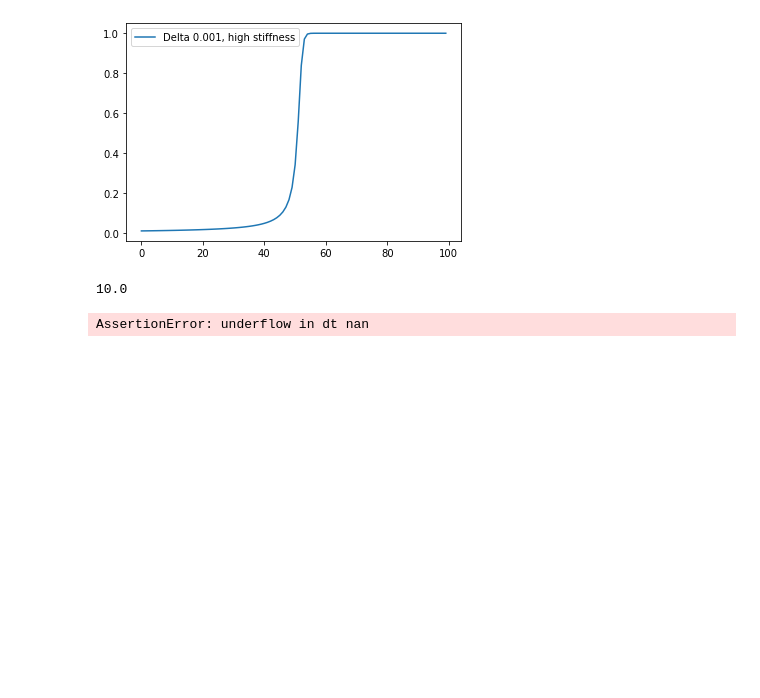
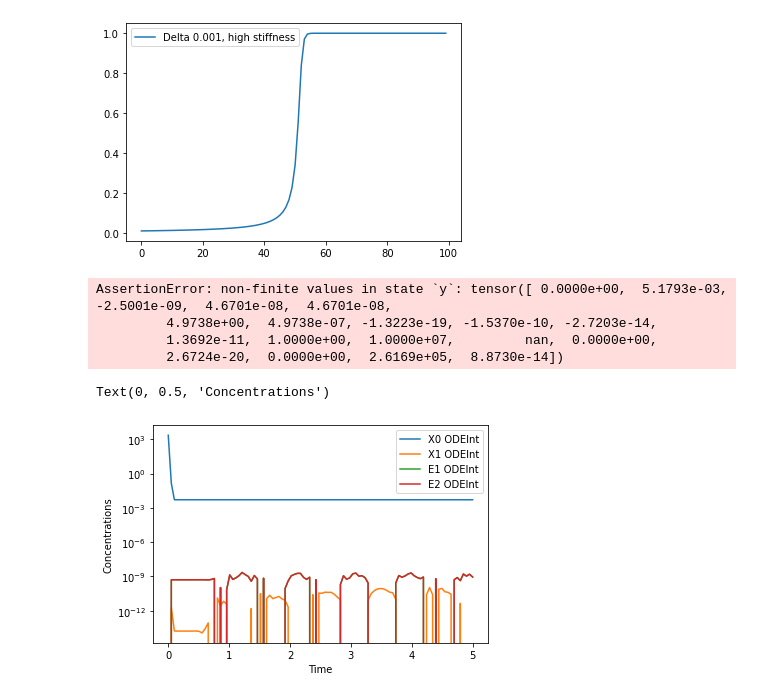
Before and after one commit to cjmerzbacher/msc-thesis, a Jupyter notebook: experiment_recap_200322.ipynb, the cells around one changed output. Drawn from its saved outputs; the diff is of its cells as text; code cells hidden in the pictures; blank space fills up the shorter version.

```diff
--- a/experiment_recap_200322.ipynb
+++ b/experiment_recap_200322.ipynb
@@ -87,7 +87,7 @@ class UpstreamRepression(torch.nn.Module):
         #Initialize constants, taken from Verma et al paper.
         self.Vin = 1.
         self.e0 = 0.0467
-        self.lam = 1.93E-4 #1/s
+        self.lam = 1.93E2 #1/s
         #Assume equal kinetics for all three enzymes
         self.kc = 12
         self.km = 10 #1/s
@@ -448,5 +449,23 @@ for i in range(10):
     optimizer.step()
     print(loss.item())
 # %% [output]
-10.0
+AssertionError: non-finite values in state `y`: tensor([ 0.0000e+00,  5.1793e-03, -2.5001e-09,  4.6701e-08,  4.6701e-08,
+         4.9738e+00,  4.9738e-07, -1.3223e-19, -1.5370e-10, -2.7203e-14,
+         1.3692e-11,  1.0000e+00,  1.0000e+07,         nan,  0.0000e+00,
+         2.6724e-20,  0.0000e+00,  2.6169e+05,  8.8730e-14])
-AssertionError: underflow in dt nan
+# %%
+pred = odeint_adjoint(func, true_y0, t, method=solver)
+# %%
+sol = pred.detach().numpy()
+plt.figure(1)
+plt.plot(t, sol[:, 0], label='X0 ODEInt')
+plt.plot(t, sol[:, 1], label='X1 ODEInt')
+plt.plot(t, sol[:, 2], label='E1 ODEInt')
+plt.plot(t, sol[:, 3], label='E2 ODEInt')
+plt.yscale('log')
+plt.legend()
+plt.xlabel('Time')
+plt.ylabel('Concentrations')
+# %% [output]
+Text(0, 0.5, 'Concentrations')
+[figure, added]
```
Also changed, not shown: parts of 2 cells of this notebook, 3 other files.
